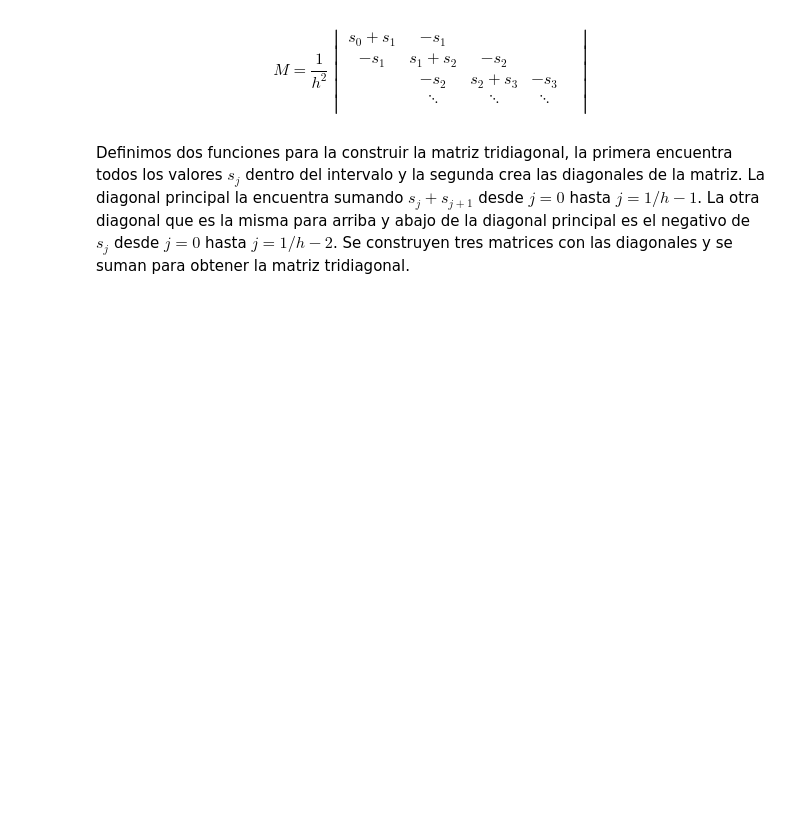
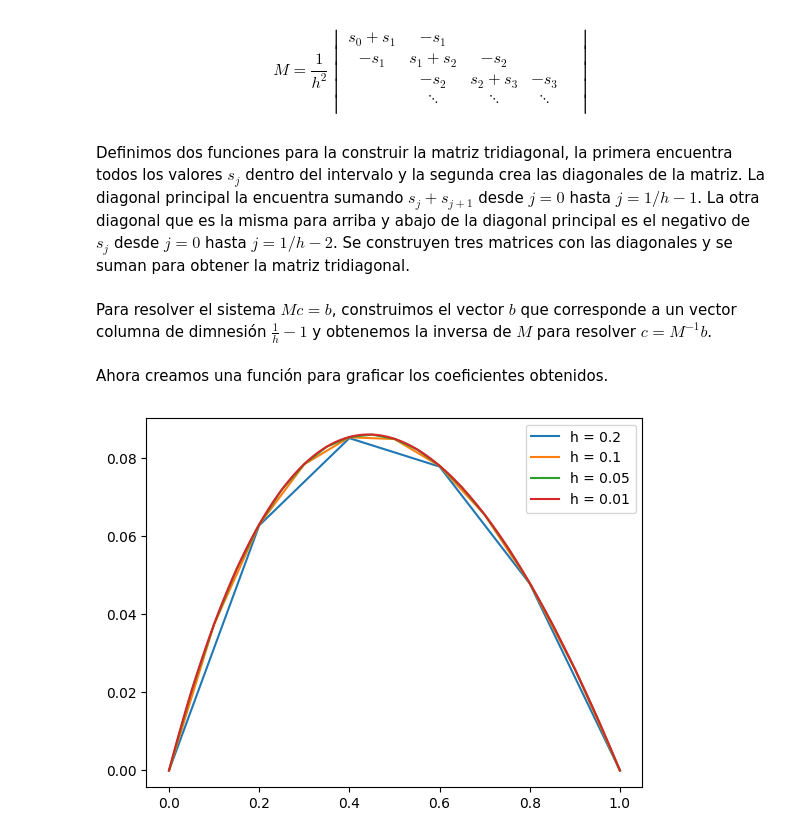
Before and after one commit to jl-tavera/FiniteElements, a Jupyter notebook: example_143.ipynb, the cells around one changed output. Drawn from its saved outputs; the diff is of its cells as text; code cells hidden in the pictures; blank space fills up the shorter version.

Commit message:
Plots H

```diff
--- a/example_143.ipynb
+++ b/example_143.ipynb
@@ -40,9 +46,6 @@ s_0 + s_1 & -s_1  &  &  & \\
   &  \ddots  & \ddots & \ddots & \\
 \end{vmatrix}$$
 # %%
-import numpy as np
-np.set_printoptions(suppress=True)
-
 def sj_values(h):
     j_limit = 1/h
     j = 0
@@ -71,7 +74,66 @@ def tridiagonal_matrix(h):
     s_1 = np.diag(sec_diag, k=1)
     s_2 = np.diag(sec_diag, k=-1)
     matrix = d + s_1 + s_2
+    matrix = matrix*(1/(h**2))
 
-    return matrix
+    return matrix, len(s_array)
 # %% [markdown]
 Definimos dos funciones para la construir la matriz tridiagonal, la primera encuentra todos los valores $s_j$ dentro del intervalo y la segunda crea las diagonales de la matriz. La diagonal principal la encuentra sumando $s_j + s_{j + 1}$ desde $j = 0$ hasta $j = 1/h - 1$. La otra diagonal que es la misma para arriba y abajo de la diagonal principal es el negativo de $s_j$ desde $j = 0$ hasta $j = 1/h - 2$. Se construyen tres matrices con las diagonales y se suman para obtener la matriz tridiagonal.
+# %%
+def linearSystem(h):
+    matrix = tridiagonal_matrix(h)[0]
+    dim = tridiagonal_matrix(h)[1] - 1
+
+    b = [h]*dim
+    b = np.transpose(np.matrix(np.array(b)))
+
+    matrix_inverse = np.linalg.inv(matrix)
+    c = matrix_inverse*b
+
+    return c
+# %% [markdown]
+Para resolver el sistema $Mc = b$, construimos el vector $b$ que corresponde a un vector columna de dimnesión $\frac{1}{h} - 1$ y obtenemos la inversa de $M$ para resolver $c = M^{-1} b$.
+# %% [markdown]
+Ahora creamos una función para graficar los coeficientes obtenidos.
+# %%
+
+def h_plot(h):
+    c = linearSystem(h)
+    c = np.transpose(c)
+    y = c.tolist()[0]
+    y.insert(0, 0)
+    y.append(0)
+
+    x = []
+    i = 0
+
+    while i < 1:
+        i = round(i, 2)
+        x.append(i)
+        i += h
+
+    x.append(1.0)
+
+    plot_label = "h = " + str(h)
+    plt.plot(x,y, label= plot_label)
+
+    return x, y, len(x), len(y)
+
+def show_results(h):
+    c = h_plot(h)
+    plt.show()
+    print(c)
+
+
+def all_h_plots(h_array):
+    for h in h_array:
+        h_plot(h)
+    plt.legend()
+    plt.show()
+    return None
+
+h_array = [0.2, 0.1, 0.05, 0.01]
+
+all_h_plots(h_array)
+# %% [output]
+[figure, added]
```
Also changed, not shown: parts of 1 cell of this notebook.
